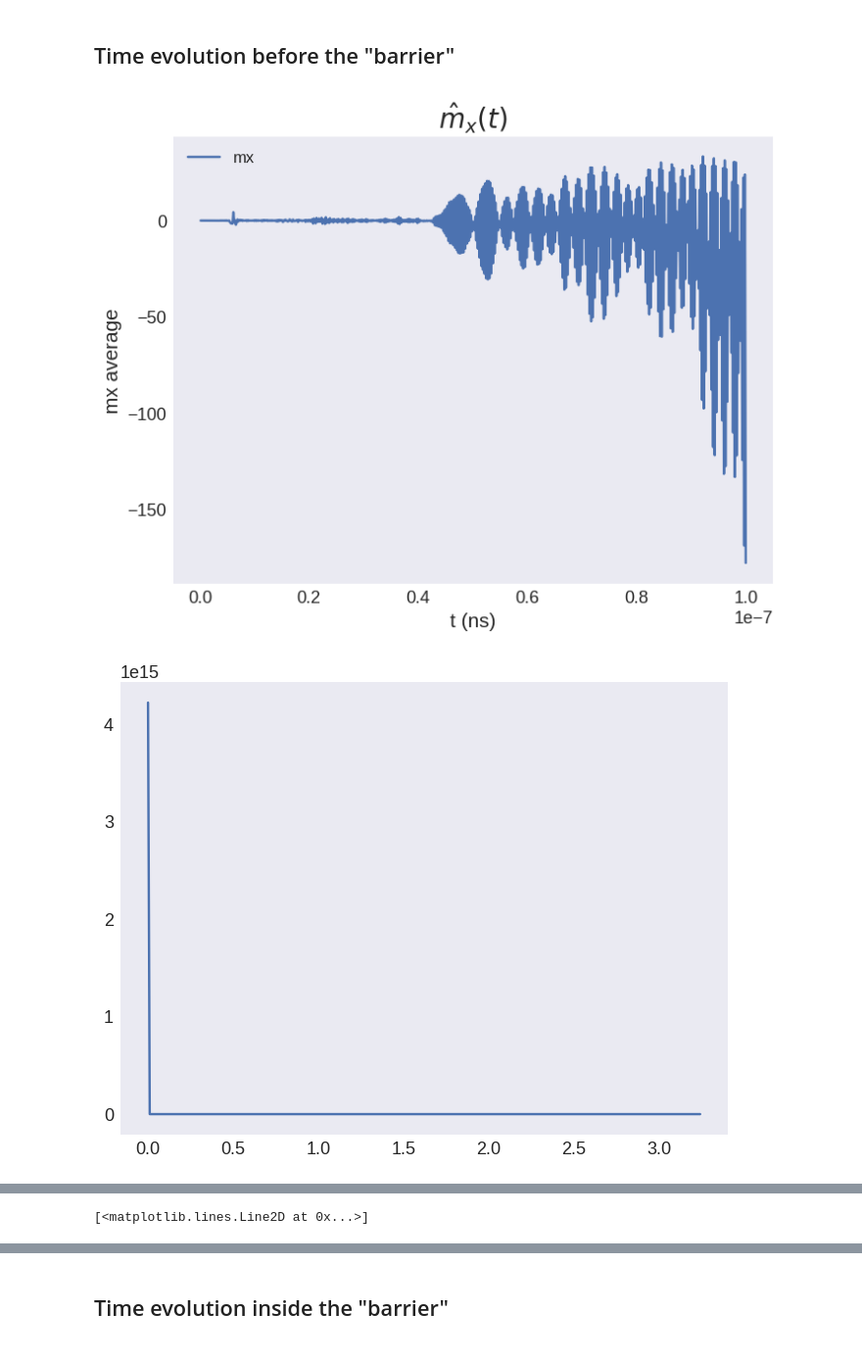
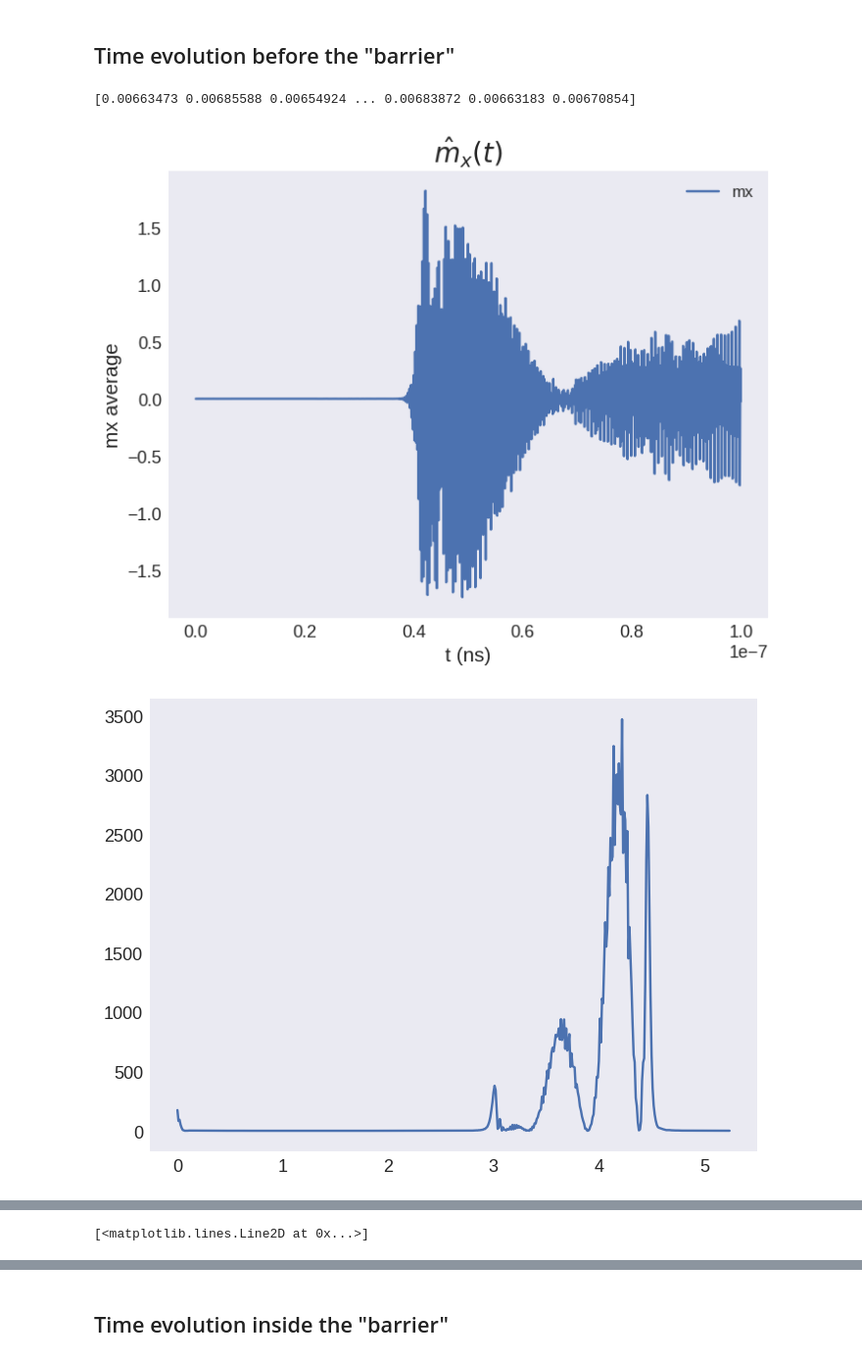
Before and after one commit to RiccardoCiviero/Spintronic_Project, a Jupyter notebook: P3_sin.ipynb, the cells around one changed output, grey strips where cells are left out. Shown at 98% size. Saved outputs shown, nothing was run; the diff lists cells and outputs as text; code cells hidden in the pictures.

Commit message:
General code cleanup Added time evolution of a single moment to P1 and P2

```diff
--- a/P3_sin.ipynb
+++ b/P3_sin.ipynb
@@ -69,7 +66,7 @@ def Hspace_DC(point):
 ## Time simulation parameter definition
 # %%
 T = 100e-9 #100e-9
-f_MAX = 3e9
+f_MAX = 5e9
 
 f_Nyquist = 2*f_MAX
 n_Nyquist = T*f_Nyquist
@@ -211,0 +208,21 @@ KeyboardInterrupt:
+# %%
+
+data = md.Data(sysName)[-1]
+array = data.to_xarray()
+
+fig,ax =plt.subplots(figsize=(25,10))
+
+mx=[val for val in data[sampling-1].x.sel('z')]
+my=[val for val in data[sampling-1].y.sel('z')]
+mz=[val for val in data[sampling-1].z.sel('z')]
+space=[cx*val for val in range(len(mx))]
+
+plt.plot(space,mx)
+
+fig,ax =plt.subplots(figsize=(25,10))
+
+amp=np.abs(np.fft.fft(mx))**2
+f_axis=np.fft.fftfreq(int(l/cx),d=cx)
+plt.plot(f_axis[0:round(l/cx)]/1e9, amp[0:round(l/cx)])
+
+###########IMPORTANTE:VEDI DI PLOTTARE FASE(X) (nel senso di angolo all'asse z) visto che è da quelle prendi le onde di spin
@@ -241,8 +262,9 @@ with open(f"{sysName}/params.txt",'w') as f:
 ## Time evolution before the "barrier"
 # %%
 time=system.table.data["t"].values #.values returns a numpy array-> FFT
-mz=system.table.data["mz"].values
-my=system.table.data["my"].values
+
+
+print(my)
 
 
 data=md.Data(sysName) #this contains all the drives up to now. [-1] means the last drive. Check the folder "Py_disk_FMR"
@@ -268,44 +290,46 @@ for i in range(sampling):
     my1.append(value_y)
 
 
-
-
 #mx(t)
+dmx=[i-mx1[0] for i in mx1]
 plt.figure()
 plt.title('$\hat m_x(t)$')
-plt.plot(time,[i-mx1[0] for i in mx1])
+plt.plot(time,dmx)
 plt.xlabel('t (ns)')
 plt.ylabel('mx average')
 plt.legend(['mx'])
 plt.show()
-amp=np.abs(np.fft.fft(mx1))**2
+amp=np.abs(np.fft.fft(dmx))**2
 f_axis=np.fft.fftfreq(sampling,d=T/sampling)
 plt.plot(f_axis[0:round(sampling/2)]/1e9, amp[0:round(sampling/2)])
 
 
 #my(t)
+dmy=[i-my1[0] for i in my1]
 plt.figure()
 plt.title('$\hat m_y(t)$')
-plt.plot(time,[i-my1[0] for i in my1])
+plt.plot(time,dmy)
 plt.xlabel('t (ns)')
 plt.ylabel('my average')
 plt.legend(['my'])
 plt.show()
-amp=np.abs(np.fft.fft(my1))**2
+amp=np.abs(np.fft.fft(dmy))**2
 f_axis=np.fft.fftfreq(sampling,d=T/sampling)
 plt.plot(f_axis[0:round(sampling/2)]/1e9, amp[0:round(sampling/2)])
 
 #mz
+dmz=[i-mz1[0] for i in mz1]
 plt.figure()
 plt.title('$\hat m_z(t)$')
-plt.plot(time,mz1)
+plt.plot(time,dmz)
 plt.xlabel('t (ns)')
 plt.ylabel('mz average')
 plt.legend(['mz'])
 plt.show()
-amp=np.abs(np.fft.fft(mz1))**2
+amp=np.abs(np.fft.fft(dmz))**2
 f_axis=np.fft.fftfreq(sampling,d=T/sampling)
 plt.plot(f_axis[0:round(sampling/2)]/1e9, amp[0:round(sampling/2)])
 # %% [output]
+[0.00663473 0.00685588 0.00654924 ... 0.00683872 0.00663183 0.00670854]
-[figure, old version]
+[figure, new version]
-[figure, old version]
+[figure, new version]
@@ -315 +339 @@ plt.plot(f_axis[0:round(sampling/2)]/1e9, amp[0:round(sampling/2)])
-[<matplotlib.lines.Line2D at 0x...>]
+[<matplotlib.lines.Line2D at 0x...>]
```
Also changed, not shown: parts of 9 cells of this notebook, 4 other files.
